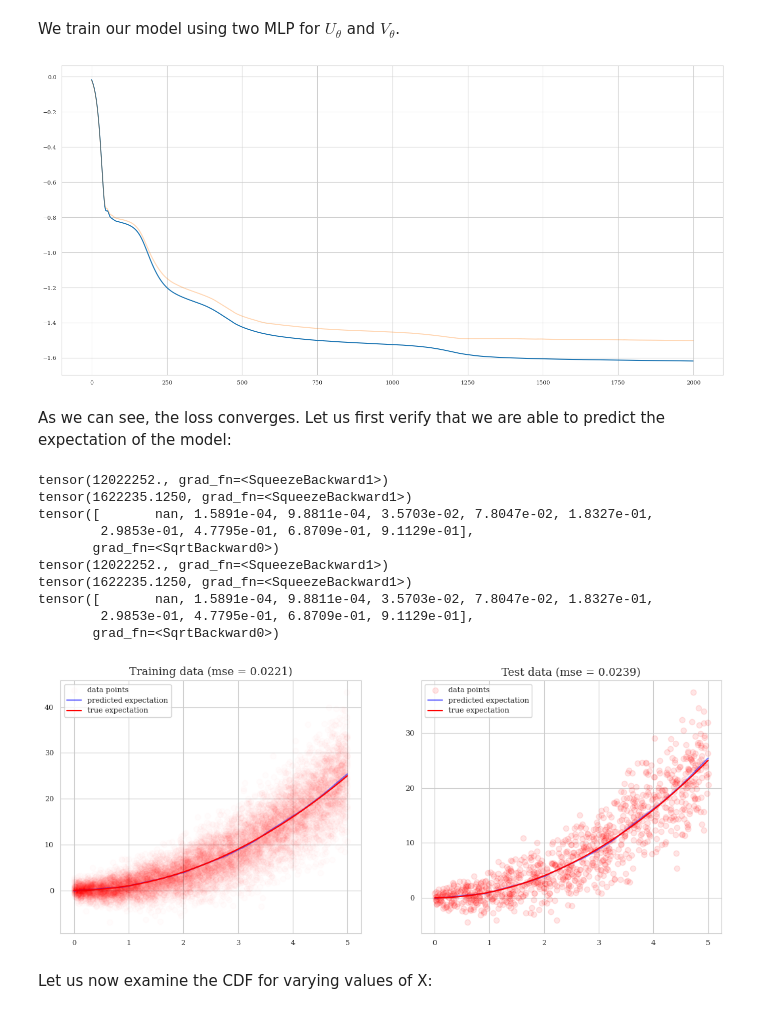
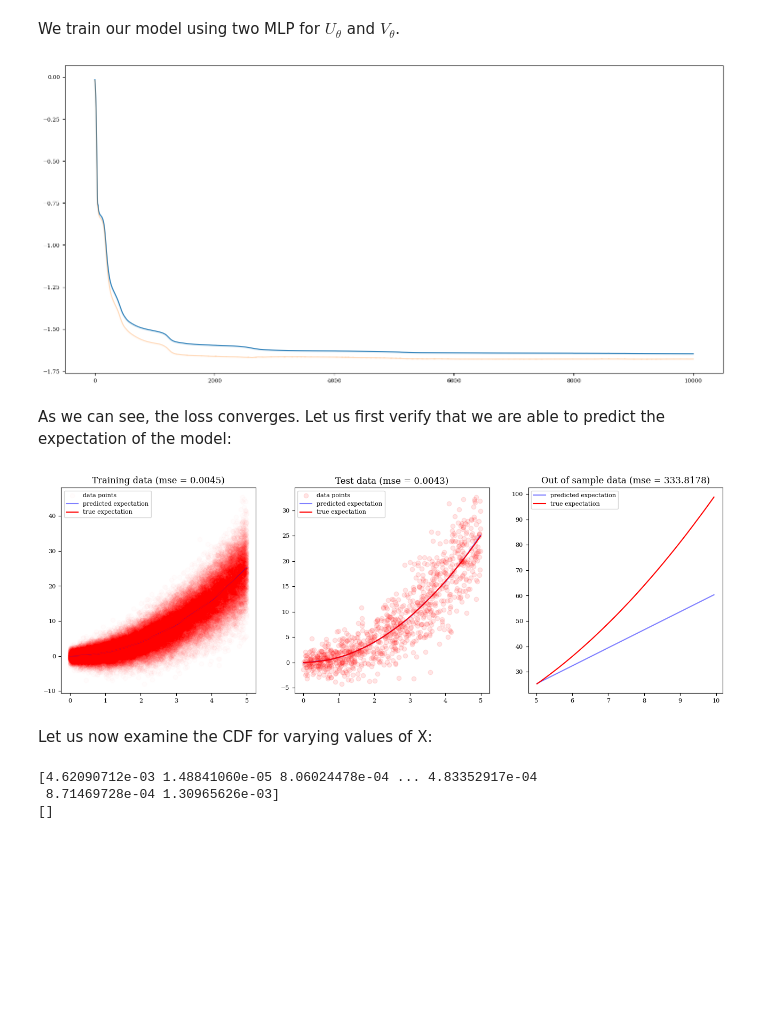
Before and after one commit to Danfoa/symm_rep_learn, a Jupyter notebook: NCP/examples/heteroscedastic.ipynb, the cells around one changed output. Drawn from its saved outputs; the diff is of its cells as text; code cells hidden in the pictures; blank space fills up the shorter version.

```diff
--- a/NCP/examples/heteroscedastic.ipynb
+++ b/NCP/examples/heteroscedastic.ipynb
@@ -35,7 +35,7 @@ plt.rcParams.update(tex_fonts)
 
 np.random.seed(0)
 torch.manual_seed(0)
-Ntrain = 10000
+Ntrain = 50000
 Nval = 1000
 Ntest = 1000
 
@@ -92,7 +92,7 @@ optimizer_kwargs = {
     }
 reg = (DeepSVD(U_operator, V_operator, output_shape, gamma=0.))
 
-reg.fit(X_train, Y_train, X_val, Y_val, epochs=int(2e3), optimizer=optimizer, optimizer_kwargs=optimizer_kwargs)
+reg.fit(X_train, Y_train, X_val, Y_val, epochs=int(1e4), optimizer=optimizer, optimizer_kwargs=optimizer_kwargs)
 
 ls = reg.get_losses()
 plt.figure(figsize=(17, 8))
@@ -101,51 +101,52 @@ plt.plot(range(len(ls)), np.array(reg.get_val_losses()), alpha=0.3)
 # plt.yscale('log')
 plt.show()
 # %% [output]
-[figure, old version]
+[figure, new version]
 # %% [markdown]
 As we can see, the loss converges. Let us first verify that we are able to predict the expectation of the model:
 # %%
 pred = reg.predict(X_train, postprocessing=True).reshape(-1, 1)
 pred_test = reg.predict(X_test, postprocessing=True).reshape(-1, 1)
 
-fig, axs = plt.subplots(ncols=2, figsize=(13, 5))
+X_out_of_sample = xscaler.transform(np.random.uniform(5,10, size=100).reshape(-1,1))
+pred_oos = reg.predict(X_out_of_sample, postprocessing=True).reshape(-1, 1)
+
+fig, axs = plt.subplots(ncols=3, figsize=(16, 5))
 axes = axs.flatten()
 
 Xs = xscaler.inverse_transform(X_train)
 sorted = np.argsort(Xs.flatten())
 axes[0].scatter(Xs,
                 yscaler.inverse_transform(Y_train),
                 color='r', alpha=0.01)
 axes[0].plot(Xs.flatten()[sorted],
              yscaler.inverse_transform(pred).flatten()[sorted], 'b', alpha=0.5)
 axes[0].plot(Xs.flatten()[sorted], Xs.flatten()[sorted]**2, 'red')
 axes[0].legend(['data points', 'predicted expectation', 'true expectation'])
 axes[0].set_title(f'Training data (mse = {round(mean_squared_error(Xs**2, yscaler.inverse_transform(pred)), 4)})')
 
 Xs = xscaler.inverse_transform(X_test)
 sorted = np.argsort(Xs.flatten())
 axes[1].scatter(Xs,
                 yscaler.inverse_transform(Y_test),
                 color='r', alpha=0.1)
 axes[1].plot(Xs.flatten()[sorted],
              yscaler.inverse_transform(pred_test).flatten()[sorted], 'b', alpha=0.5)
 axes[1].plot(Xs.flatten()[sorted], Xs.flatten()[sorted]**2, 'red')
 axes[1].legend(['data points', 'predicted expectation', 'true expectation'])
 axes[1].set_title(f'Test data (mse = {round(mean_squared_error(Xs**2, yscaler.inverse_transform(pred_test)), 4)})')
 
+Xs = xscaler.inverse_transform(X_out_of_sample)
+sorted = np.argsort(Xs.flatten())
+axes[2].plot(Xs.flatten()[sorted],
+             yscaler.inverse_transform(pred_oos).flatten()[sorted], 'b', alpha=0.5)
+axes[2].plot(Xs.flatten()[sorted], Xs.flatten()[sorted]**2, 'red')
+axes[2].legend(['predicted expectation', 'true expectation'])
+axes[2].set_title(f'Out of sample data (mse = {round(mean_squared_error(Xs**2, yscaler.inverse_transform(pred_oos)), 4)})')
+
 plt.show()
 # %% [output]
-tensor(12022252., grad_fn=<SqueezeBackward1>)
-tensor(1622235.1250, grad_fn=<SqueezeBackward1>)
-tensor([       nan, 1.5891e-04, 9.8811e-04, 3.5703e-02, 7.8047e-02, 1.8327e-01,
-        2.9853e-01, 4.7795e-01, 6.8709e-01, 9.1129e-01],
-       grad_fn=<SqrtBackward0>)
-tensor(12022252., grad_fn=<SqueezeBackward1>)
-tensor(1622235.1250, grad_fn=<SqueezeBackward1>)
-tensor([       nan, 1.5891e-04, 9.8811e-04, 3.5703e-02, 7.8047e-02, 1.8327e-01,
-        2.9853e-01, 4.7795e-01, 6.8709e-01, 9.1129e-01],
-       grad_fn=<SqrtBackward0>)
-[figure, old version]
+[figure, new version]
 # %% [markdown]
 Let us now examine the CDF for varying values of X:
 # %%
@@ -168,3 +170,16 @@ def wasserstein1(x,y):
+# %%
+from scipy.stats import norm
+from NCP.cdf import get_cdf
+x = 1
+x_scaled = torch.Tensor(xscaler.transform([[x]]))
+fys, cdf_pred = get_cdf(reg, x_scaled)
+true_cdf = norm.cdf(fys, loc=x**1, scale=np.sqrt(1+np.abs(x)))
+print(np.diff(true_cdf))
+print(np.diff(cdf_pred))
+# %% [output]
+[4.62090712e-03 1.48841060e-05 8.06024478e-04 ... 4.83352917e-04
+ 8.71469728e-04 1.30965626e-03]
+[]
 # %%
 from scipy.stats import norm
 from NCP.cdf import get_cdf
```
Also changed, not shown: parts of 3 cells of this notebook, 1 other file.
